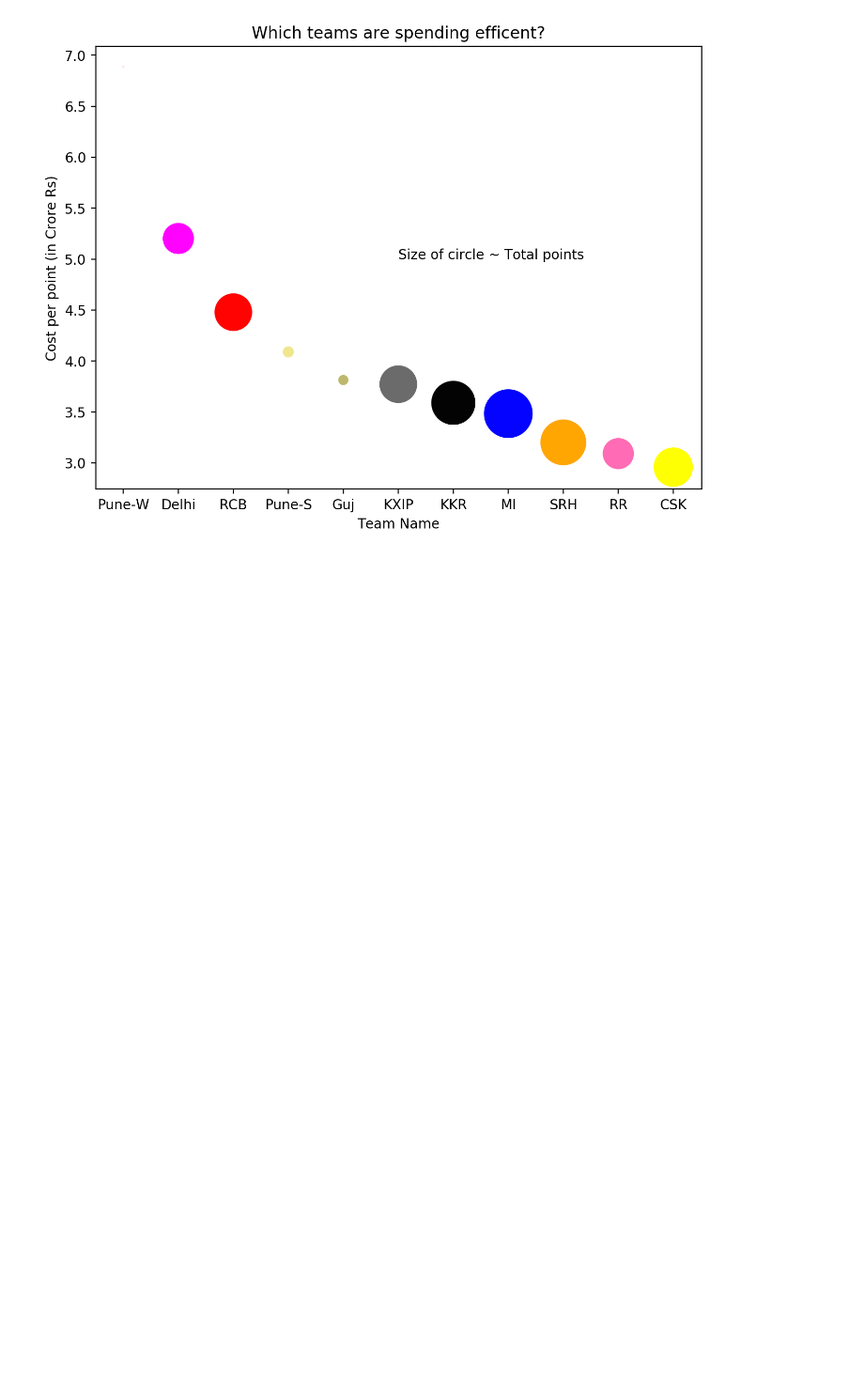
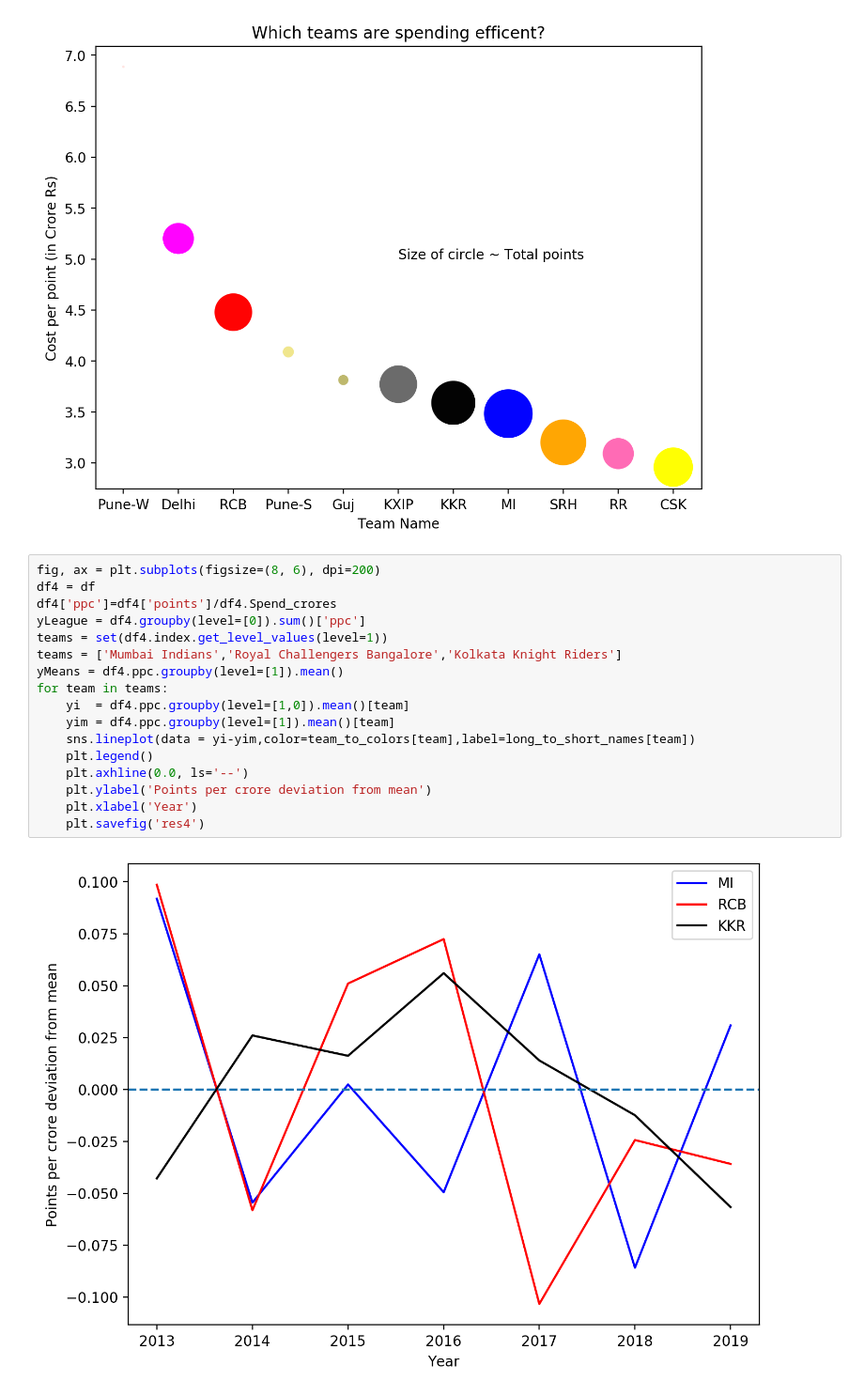
Before and after one commit to ABMalhotra/IPL-Bidding, a Jupyter notebook: IPL-Visualization.ipynb, the cells around one changed output. Shown: that part at 94% size. Cells and saved outputs as stored; diff of their text form; blank space fills up the shorter version.

```diff
--- a/IPL-Visualization.ipynb
+++ b/IPL-Visualization.ipynb
@@ -89,3 +90,22 @@ plt.text(5, 5, 'Size of circle ~ Total points')
 plt.savefig('res2.png')
 # %% [output]
 [figure]
+# %%
+fig, ax = plt.subplots(figsize=(8, 6), dpi=200)
+df4 = df
+df4['ppc']=df4['points']/df4.Spend_crores
+yLeague = df4.groupby(level=[0]).sum()['ppc']
+teams = set(df4.index.get_level_values(level=1))
+teams = ['Mumbai Indians','Royal Challengers Bangalore','Kolkata Knight Riders']
+yMeans = df4.ppc.groupby(level=[1]).mean()
+for team in teams:
+    yi  = df4.ppc.groupby(level=[1,0]).mean()[team]
+    yim = df4.ppc.groupby(level=[1]).mean()[team]
+    sns.lineplot(data = yi-yim,color=team_to_colors[team],label=long_to_short_names[team])
+    plt.legend()
+    plt.axhline(0.0, ls='--')
+    plt.ylabel('Points per crore deviation from mean')
+    plt.xlabel('Year')
+    plt.savefig('res4')
+# %% [output]
+[figure, added]
```
Also changed, not shown: parts of 3 cells of this notebook, 3 other files.
